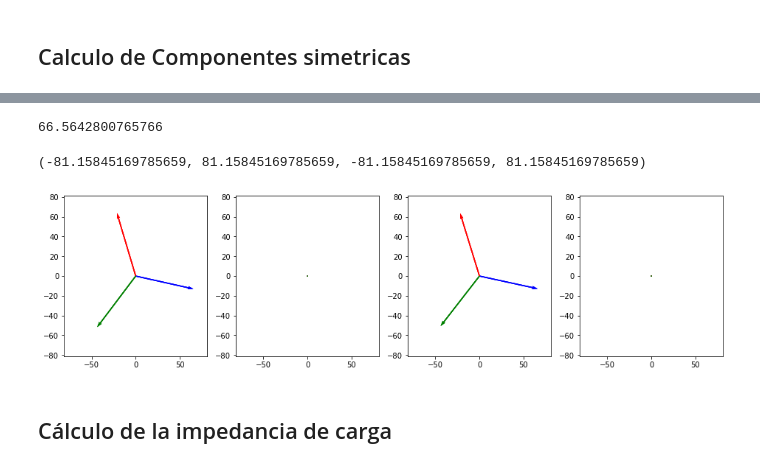
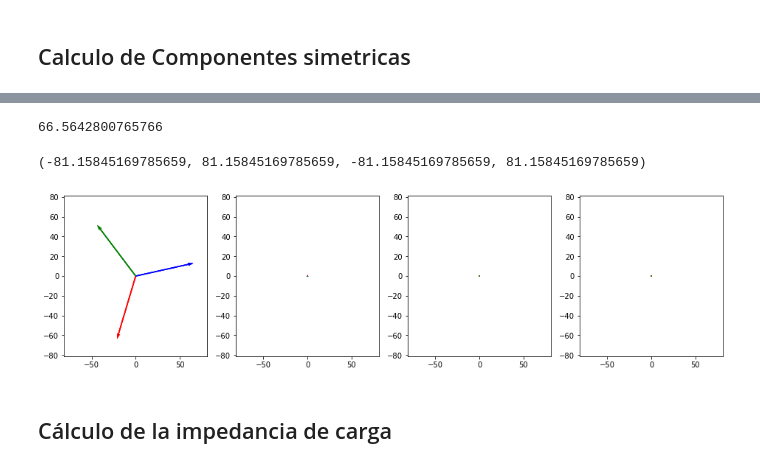
Before and after one commit to andresenrique08/Virtual_Relay_Course, a Jupyter notebook: TC2/Test_DSP_mat.ipynb, the cells around one changed output, grey strips where cells are left out. Saved outputs shown, nothing was run; the diff lists cells and outputs as text; code cells hidden in the pictures.

```diff
--- a/TC2/Test_DSP_mat.ipynb
+++ b/TC2/Test_DSP_mat.ipynb
@@ -90,7 +90,7 @@ def DFT(time, data, fk, fs_user_cycle):
             Xs_sum=Xs_sum+Xs_temp
 
         Xc[i]= 2/(N*np.sqrt(2))*Xc_sum
-        Xs[i]= 2/(N*np.sqrt(2))* Xs_sum
+        Xs[i]= -2/(N*np.sqrt(2))* Xs_sum
 
     return t, Xc, Xs
 # %% [markdown]
@@ -537,12 +537,16 @@ for i in range(len(measures_Xc)):
 # %% [markdown]
 ## Calculo de Componentes simetricas
 # %%
-def seq_general(phA,phB,phC):
+def seq_general(ph):
     # Se usan las fases en valores rectangulares
+    phA = ph[0]
+    phB = ph[1]
+    phC = ph[2]
     a = -0.5 + (np.sqrt(3)/2)*1j
     s0=(phA+phB+phC)/3
     s1=(phA+a*phB+a*a*phC)/3
     s2=(phA+a*a*phB+a*phC)/3
+    #s = [s0, s1, s2]
     return s0, s1, s2
 
 def seq_pos(s1):
@@ -550,14 +554,16 @@ def seq_pos(s1):
     phA1 = s1
     phB1 = a*a*s1
     phC1 = a*s1
-    return phA1, phB1, phC1
+    ph = [phA1, phB1, phC1]
+    return ph
 
 def seq_neg(s2):
     a = -0.5 + (np.sqrt(3)/2)*1j
     phA2 = s2
     phB2 = a*s2
     phC2 = a*a*s2
-    return phA2, phB2, phC2
+    ph = [phA2, phB2, phC2]
+    return ph
 # %%
 ph_pre = np.empty(([2,6]), dtype=complex)
 ph_falla = np.empty(([2,6]), dtype=complex)
@@ -586,40 +757,41 @@ print(ph_pre)
 # %%
-phA = ph_pre[0,0]
-phB = ph_pre[0,1]
-phC = ph_pre[0,2]
-s0,s1,s2 = seq_general(phA,phB,phC)
-phA1, phB1, phC1 = seq_pos(s1)
-phA2, phB2, phC2 = seq_neg(s2)
+phA = ph_pre[0,3]
+phB = ph_pre[0,4]
+phC = ph_pre[0,5]
+algo = [phA,phB,phC]
+s0,s1,s2 = seq_general(algo)
+[phA1, phB1, phC1]= seq_pos(s1)
+[phA2, phB2, phC2]= seq_neg(s2)
 
 print(abs(ph_pre[0,0]))
 fig, axarr = plt.subplots(1, 4, figsize =(16, 4))
 axarr[0].quiver(x_pos, y_pos, ph_pre[0,0].real , ph_pre[0,0].imag, angles='xy', scale_units = 'xy', scale=1, color=['b'], label='Fase A')
 axarr[0].quiver(x_pos, y_pos, ph_pre[0,1].real , ph_pre[0,1].imag, angles='xy', scale_units = 'xy', scale=1, color=['r'], label='Fase B')
 axarr[0].quiver(x_pos, y_pos, ph_pre[0,2].real , ph_pre[0,2].imag, angles='xy', scale_units = 'xy', scale=1, color=['g'], label='Fase C')
 lim_axis_V = np.max([np.float(abs(ph_pre[0,0])), np.float(abs(ph_pre[0,1])),np.float(abs(ph_pre[0,2]))])
 axarr[0].axis([-1.2*lim_axis_V, 1.2*lim_axis_V, -1.2*lim_axis_V, 1.2*lim_axis_V])
 
 axarr[1].quiver(x_pos, y_pos, phA1.real , phA1.imag, angles='xy', scale_units = 'xy', scale=1, color=['b'], label='Fase A')
 axarr[1].quiver(x_pos, y_pos, phB1.real , phB1.imag, angles='xy', scale_units = 'xy', scale=1, color=['r'], label='Fase B')
 axarr[1].quiver(x_pos, y_pos, phC1.real , phC1.imag, angles='xy', scale_units = 'xy', scale=1, color=['g'], label='Fase C')
 #lim_axis_V = np.max([np.float(abs(phA1)), np.float(abs(phB1)),np.float(abs(phC1))])
 axarr[1].axis([-1.2*lim_axis_V, 1.2*lim_axis_V, -1.2*lim_axis_V, 1.2*lim_axis_V])
 
 axarr[2].quiver(x_pos, y_pos, phA2.real , phA2.imag, angles='xy', scale_units = 'xy', scale=1, color=['b'], label='Fase A')
 axarr[2].quiver(x_pos, y_pos, phB2.real , phB2.imag, angles='xy', scale_units = 'xy', scale=1, color=['r'], label='Fase B')
 axarr[2].quiver(x_pos, y_pos, phC2.real , phC2.imag, angles='xy', scale_units = 'xy', scale=1, color=['g'], label='Fase C')
 #lim_axis_V = np.max([np.float(abs(phA2)), np.float(abs(phB2)),np.float(abs(phC2))])
 axarr[2].axis([-1.2*lim_axis_V, 1.2*lim_axis_V, -1.2*lim_axis_V, 1.2*lim_axis_V])
 
 axarr[3].quiver(x_pos, y_pos, s0.real , s0.imag, angles='xy', scale_units = 'xy', scale=1, color=['b'], label='Fase A')
 axarr[3].quiver(x_pos, y_pos, s0.real , s0.imag, angles='xy', scale_units = 'xy', scale=1, color=['r'], label='Fase B')
 axarr[3].quiver(x_pos, y_pos, s0.real , s0.imag, angles='xy', scale_units = 'xy', scale=1, color=['g'], label='Fase C')
 #lim_axis_V = np.max([np.float(abs(s0)), np.float(abs(s0)),np.float(abs(s0))])
 axarr[3].axis([-1.2*lim_axis_V, 1.2*lim_axis_V, -1.2*lim_axis_V, 1.2*lim_axis_V])
 # %% [output]
 66.5642800765766
 (-81.15845169785659, 81.15845169785659, -81.15845169785659, 81.15845169785659)
-[figure, old version]
+[figure, new version]
 # %% [markdown]
 ## Cálculo de la impedancia de carga
 # %%
```
Also changed, not shown: parts of 8 cells of this notebook, 2 other files.
